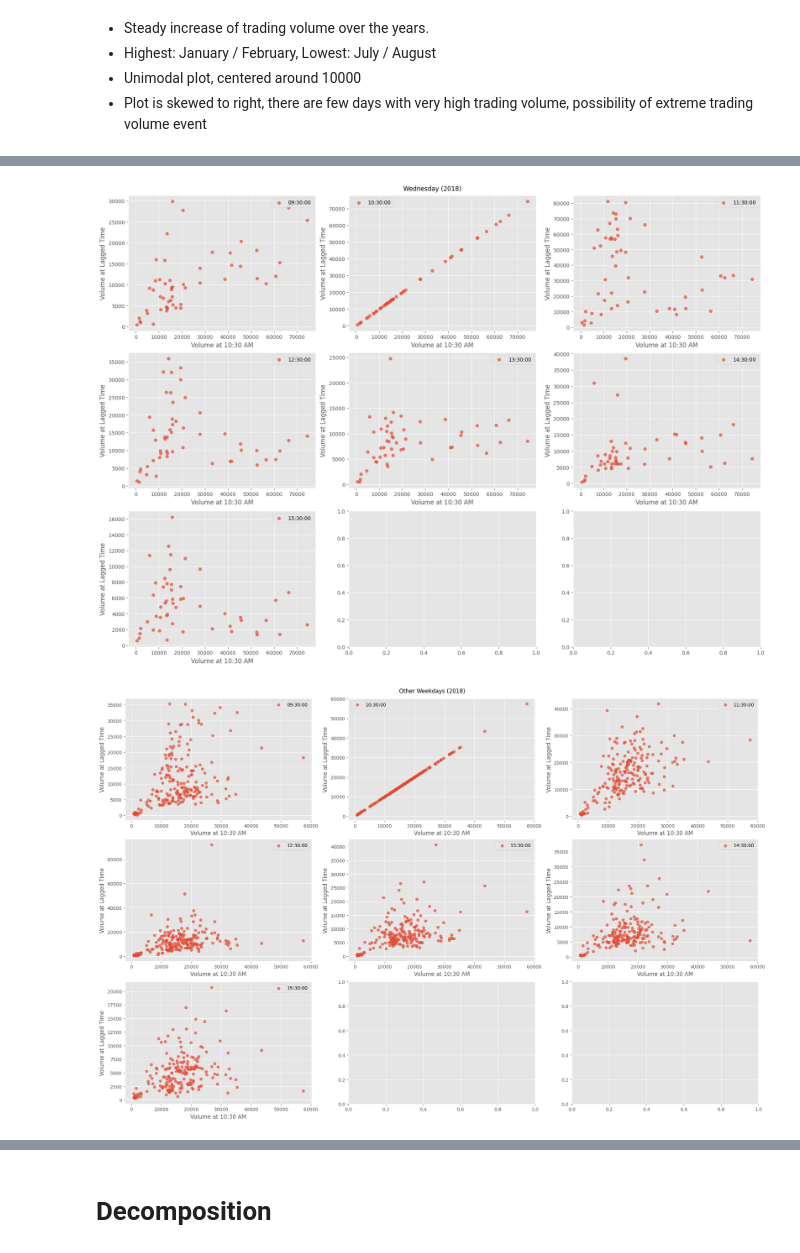
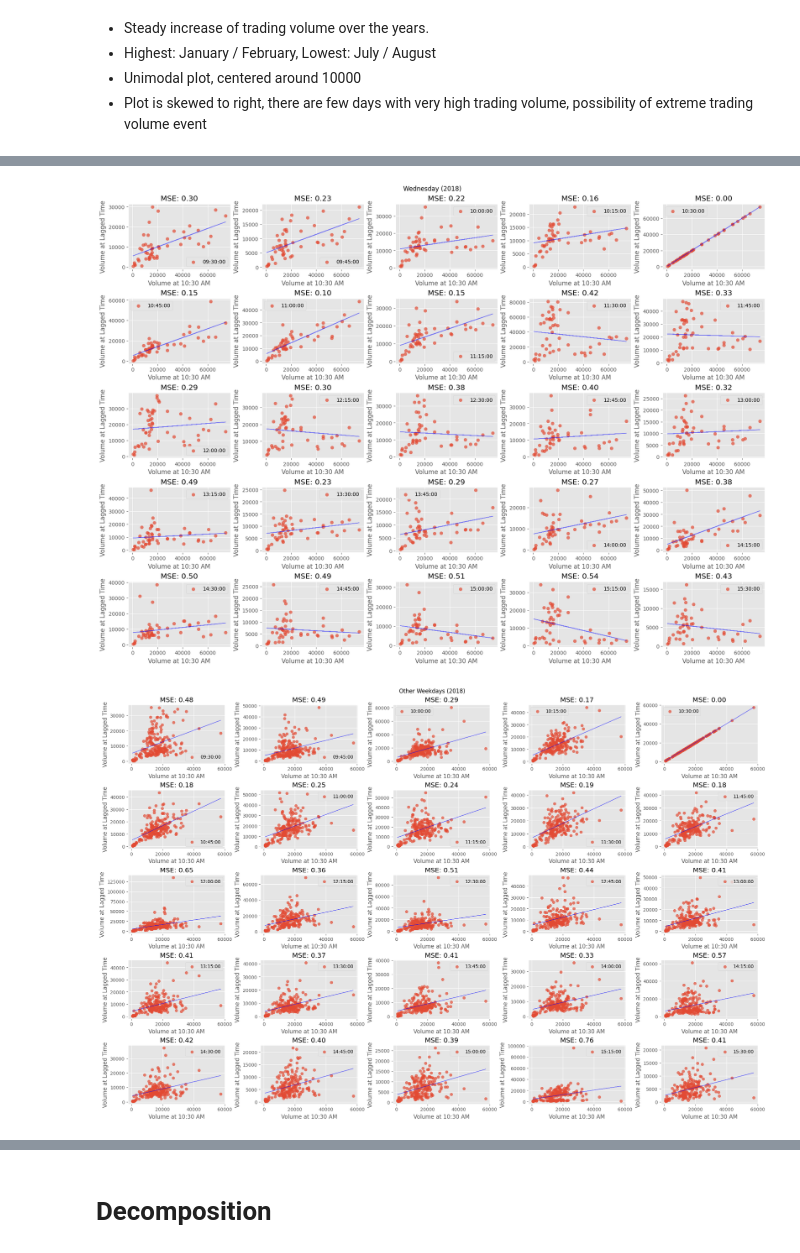
Before and after one commit to daQuincy/Takumi, a Jupyter notebook: 002 - decomposition.ipynb, the cells around one changed output, grey strips where cells are left out. Drawn from its saved outputs; the diff is of its cells as text; code cells hidden in the pictures.

Commit message:
add linear line fit

```diff
--- a/002 - decomposition.ipynb
+++ b/002 - decomposition.ipynb
@@ -32,8 +34,8 @@ ny_tz = pytz.timezone('America/New_York')
 df_wti['datetime'] = df_wti['datetime'].dt.tz_convert(ny_tz)
 df_wti['datetime'] = pd.to_datetime(df_wti['datetime'])
 
-df_wti = df_wti[(df_wti['datetime'].dt.hour >= 9) & (df_wti['datetime'].dt.hour <= 16)]
-df_wti = df_wti[(df_wti['datetime'].dt.day_name() != 'Saturday') & (df_wti['datetime'].dt.day_name() != 'Sunday')]
+df_wti = df_wti[(df_wti['datetime'].dt.hour >= 9) & (df_wti['datetime'].dt.hour < 16)]
+df_wti = df_wti[(df_wti['datetime'].dt.weekday != 5) & (df_wti['datetime'].dt.weekday != 6)]
 df_wti.head()
 # %% [output]
 |  | date | time | open | high | low | close | volume | datetime |
@@ -180,20 +182,29 @@ time_points = []
 current_time = datetime.combine(date.today(), start_time)
 while current_time.time() <= end_time:
     time_points.append(current_time.time().strftime('%H:%M:%S'))
-    current_time += timedelta(minutes=60)
+    current_time += timedelta(minutes=15)
 
 lag_data = []
 for time_point in time_points:
     df_at_time = df_wednesday[df_wednesday['datetime'].dt.time == pd.to_datetime(time_point).time()]
     lag_data.append(df_at_time)
 
-fig, axs = plt.subplots(nrows=3, ncols=3, figsize=(18, 13), constrained_layout=True)
+fig, axs = plt.subplots(nrows=5, ncols=5, figsize=(18, 13), constrained_layout=True)
 for i, df_lagged in enumerate(lag_data):
-    ax = axs[i // 3, i % 3]
+    ax = axs[i // 5, i % 5]
 
     volume_1030 = df_1030[df_1030['datetime'].dt.date.isin(df_lagged['datetime'].dt.date)]['volume']
     ax.scatter(volume_1030, df_lagged['volume'], alpha=0.7, label=f'{time_points[i]}')
 
+    model = LinearRegression()
+    X = np.array(volume_1030).reshape(-1, 1)
+    y = np.array(df_lagged['volume'])
+    model.fit(X, y)
+    y_pred = model.predict(X)
+    mse = mean_squared_error(y, y_pred) / (np.mean(y)**2)
+    ax.plot(X, y_pred, color='blue', linewidth=1, alpha=0.5)
+
+    ax.set_title(f'MSE: {mse:.2f}')
     ax.set_xlabel('Volume at 10:30 AM')
     ax.set_ylabel('Volume at Lagged Time')
     ax.legend()
@@ -201,44 +212,54 @@ for i, df_lagged in enumerate(lag_data):
 plt.suptitle('Wednesday (2018)')
 plt.show()
 # %% [output]
-[figure, old version]
+[figure, new version]
 # %%
 df_other_days = df_year[df_year['datetime'].dt.day_name() != 'Wednesday']
 df_1030 = df_other_days[df_other_days['datetime'].dt.time == pd.to_datetime('10:30:00').time()]
 
 # Filter data for volumes at other specific times until 4 PM
 start_time = time(9, 30)
 end_time = time(15, 30)
 
 # Initialize a list to store time points
 time_points = []
 
 # Create time points at 15-minute intervals from start to end
 current_time = datetime.combine(date.today(), start_time)
 while current_time.time() <= end_time:
     time_points.append(current_time.time().strftime('%H:%M:%S'))
-    current_time += timedelta(minutes=60)
+    current_time += timedelta(minutes=15)
 
 lag_data = []
 for time_point in time_points:
     df_at_time = df_other_days[df_other_days['datetime'].dt.time == pd.to_datetime(time_point).time()]
     lag_data.append(df_at_time)
 
-fig, axs = plt.subplots(nrows=3, ncols=3, figsize=(20, 13), constrained_layout=True)
+fig, axs = plt.subplots(nrows=5, ncols=5, figsize=(20, 13), constrained_layout=True)
 for i, df_lagged in enumerate(lag_data):
-    ax = axs[i // 3, i % 3]
+    ax = axs[i // 5, i % 5]
 
     volume_1030 = df_1030[df_1030['datetime'].dt.date.isin(df_lagged['datetime'].dt.date)]['volume']
     ax.scatter(volume_1030, df_lagged['volume'], alpha=0.7, label=f'{time_points[i]}')
+
+    model = LinearRegression()
+    X = np.array(volume_1030).reshape(-1, 1)
+    y = np.array(df_lagged['volume'])
+    model.fit(X, y)
+    y_pred = model.predict(X)
+    mse = mean_squared_error(y, y_pred) / (np.mean(y)**2)
+    ax.plot(X, y_pred, color='blue', linewidth=1, alpha=0.5)
+
+    ax.set_title(f'MSE: {mse:.2f}')
 
     ax.set_xlabel('Volume at 10:30 AM')
     ax.set_ylabel('Volume at Lagged Time')
     ax.legend()
 
 plt.suptitle('Other Weekdays (2018)')
 plt.show()
 # %% [output]
-[figure, old version]
+[figure, new version]
 # %%
 mean = df_year['volume'].mean()
 std_dev = df_year['volume'].std()
```
Also changed, not shown: parts of 12 cells of this notebook.
